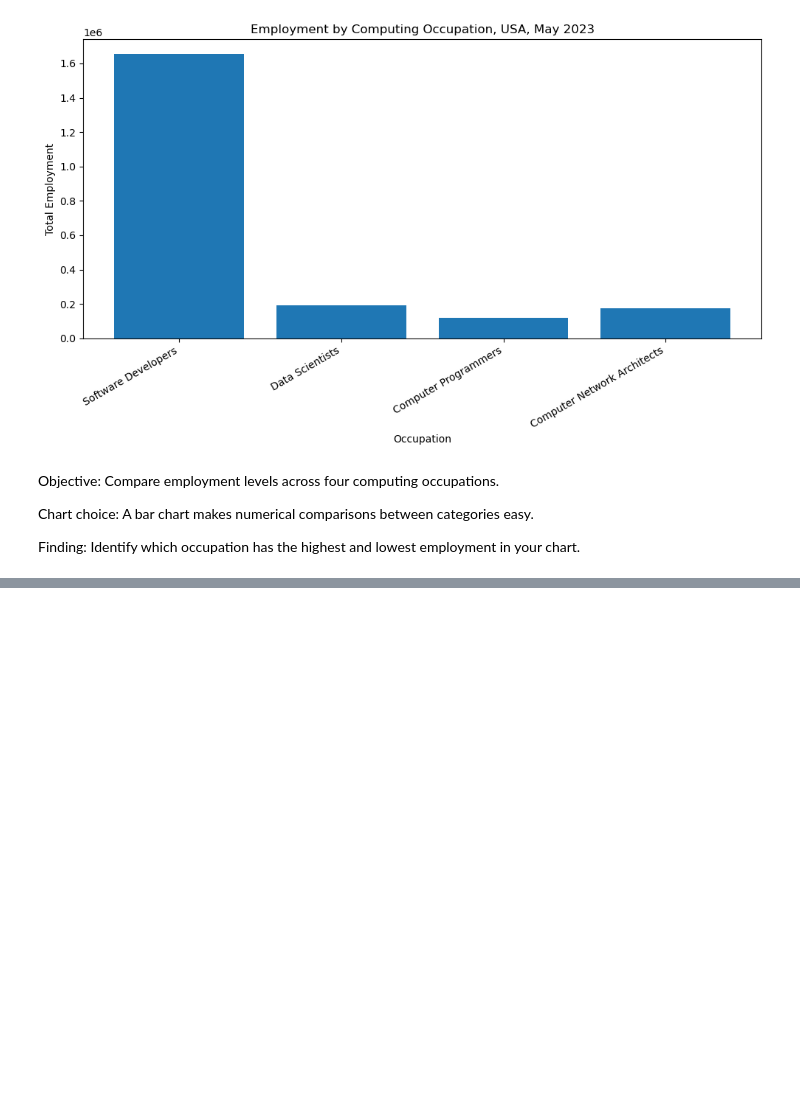
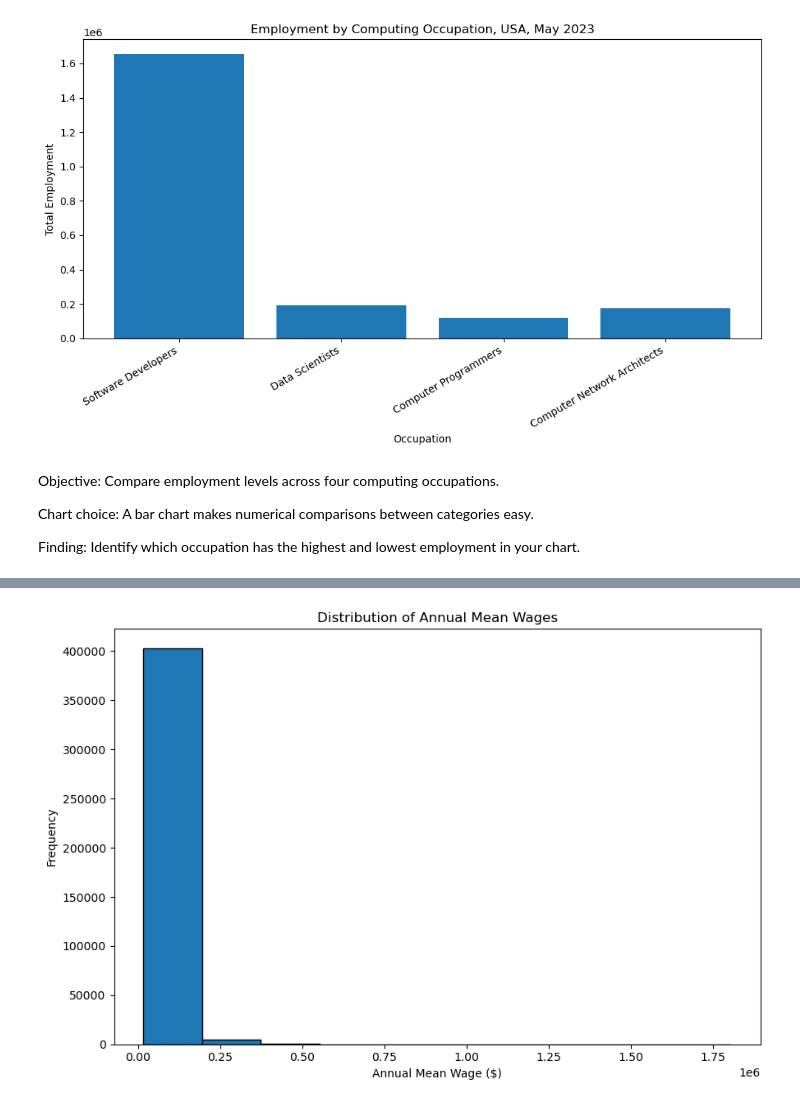
Before and after one commit to Hamza912141/data-visualization-ca1-, a Jupyter notebook: data vis-checkpoint.ipynb, the cells around one changed output, grey strips where cells are left out. Saved outputs shown, nothing was run; the diff lists cells and outputs as text; code cells hidden in the pictures; blank space fills up the shorter version.

```diff
--- a/data vis-checkpoint.ipynb
+++ b/data vis-checkpoint.ipynb
@@ -110,0 +172,6 @@ Finding: Identify which occupation has the highest and lowest employment in your
+# %%
+wages = pd.to_numeric(df["A_MEAN"], errors="coerce")
+wages = wages.dropna()
+
+print(wages.dtype)
+print(wages.head())
@@ -110,0 +186,12 @@ Finding: Identify which occupation has the highest and lowest employment in your
+# %%
+plt.figure(figsize=(9, 6))
+plt.hist(wages.to_numpy(), bins=10, edgecolor="black")
+
+plt.title("Distribution of Annual Mean Wages")
+plt.xlabel("Annual Mean Wage ($)")
+plt.ylabel("Frequency")
+
+plt.tight_layout()
+plt.show()
+# %% [output]
+[figure, added]
```
Also changed, not shown: parts of 6 cells of this notebook.
